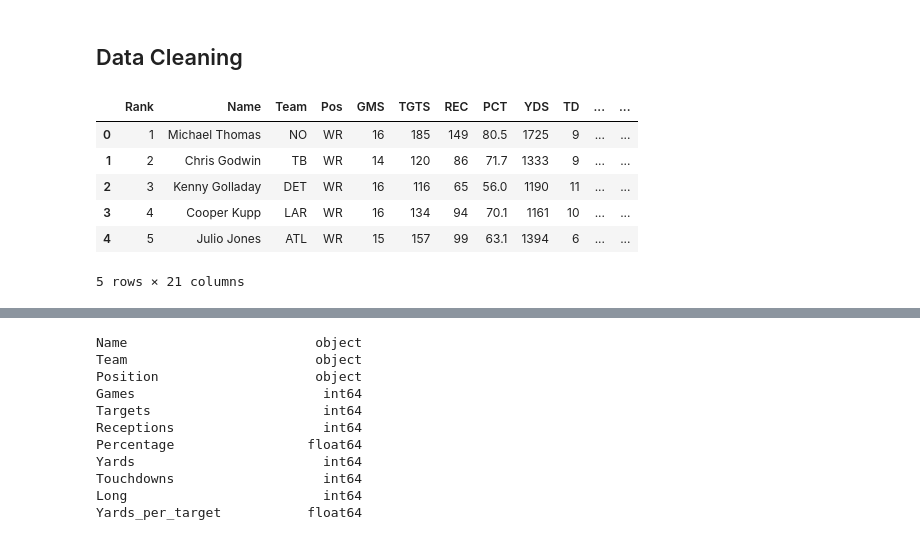
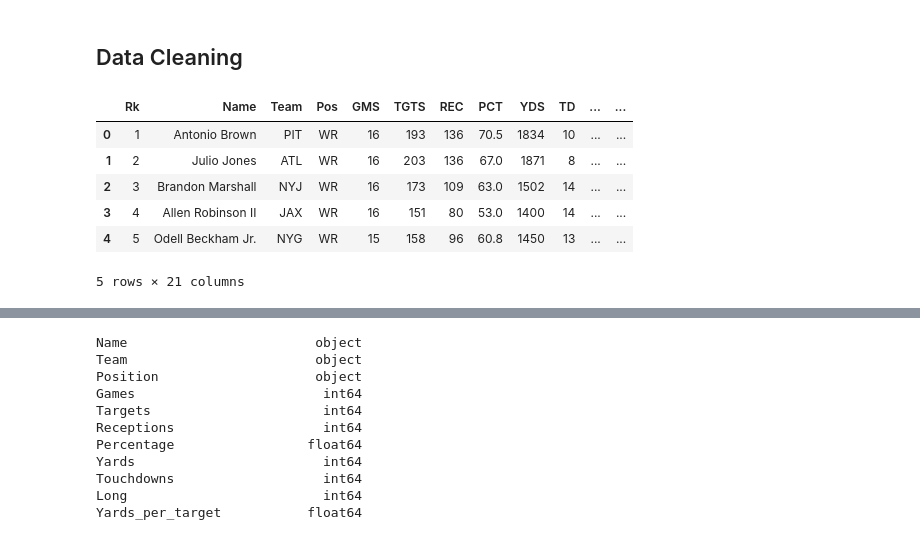
Before and after one commit to hugosp95/Project4_NFL_Data_Analytics, a Jupyter notebook: project_4.ipynb, the cells around one changed output, grey strips where cells are left out. Drawn from its saved outputs; the diff is of its cells as text; code cells hidden in the pictures.

```diff
--- a/project_4.ipynb
+++ b/project_4.ipynb
@@ -16,8 +16,11 @@ from tensorflow.keras.layers import Dense
 from tensorflow.keras.models import Sequential
 from sklearn.preprocessing import StandardScaler
 # %%
-# read in the three raw data files
-#file = Path('wr_season_2019.xlsx')
+# read in the four raw data files
+season_2015_df = pd.read_excel('wr_season_2015.xlsx')
+season_2016_df = pd.read_excel('wr_season_2016.xlsx')
+season_2017_df = pd.read_excel('wr_season_2017.xlsx')
+season_2018_df = pd.read_excel('wr_season_2018.xlsx')
 season_2019_df = pd.read_excel('wr_season_2019.xlsx')
 season_2020_df = pd.read_excel('wr_season_2020.xlsx')
 season_2021_df = pd.read_excel('wr_season_2021.xlsx')
@@ -25,12 +28,12 @@ season_2021_df = pd.read_excel('wr_season_2021.xlsx')
 ## Data Cleaning
 # %%
 # preview new dataframe
-season_2019_df.head()
+season_2015_df.head()
 # %% [output]
-|  | Rank | Name | Team | Pos | GMS | TGTS | REC | PCT | YDS | TD | ... | ... |
-| 0 | 1 | Michael Thomas | NO | WR | 16 | 185 | 149 | 80.5 | 1725 | 9 | ... | ... |
-| 1 | 2 | Chris Godwin | TB | WR | 14 | 120 | 86 | 71.7 | 1333 | 9 | ... | ... |
-| 2 | 3 | Kenny Golladay | DET | WR | 16 | 116 | 65 | 56.0 | 1190 | 11 | ... | ... |
-| 3 | 4 | Cooper Kupp | LAR | WR | 16 | 134 | 94 | 70.1 | 1161 | 10 | ... | ... |
-| 4 | 5 | Julio Jones | ATL | WR | 15 | 157 | 99 | 63.1 | 1394 | 6 | ... | ... |
+|  | Rk | Name | Team | Pos | GMS | TGTS | REC | PCT | YDS | TD | ... | ... |
+| 0 | 1 | Antonio Brown | PIT | WR | 16 | 193 | 136 | 70.5 | 1834 | 10 | ... | ... |
+| 1 | 2 | Julio Jones | ATL | WR | 16 | 203 | 136 | 67.0 | 1871 | 8 | ... | ... |
+| 2 | 3 | Brandon Marshall | NYJ | WR | 16 | 173 | 109 | 63.0 | 1502 | 14 | ... | ... |
+| 3 | 4 | Allen Robinson II | JAX | WR | 16 | 151 | 80 | 53.0 | 1400 | 14 | ... | ... |
+| 4 | 5 | Odell Beckham Jr. | NYG | WR | 15 | 158 | 96 | 60.8 | 1450 | 13 | ... | ... |
 5 rows × 21 columns
```
Also changed, not shown: parts of 30 cells of this notebook.
